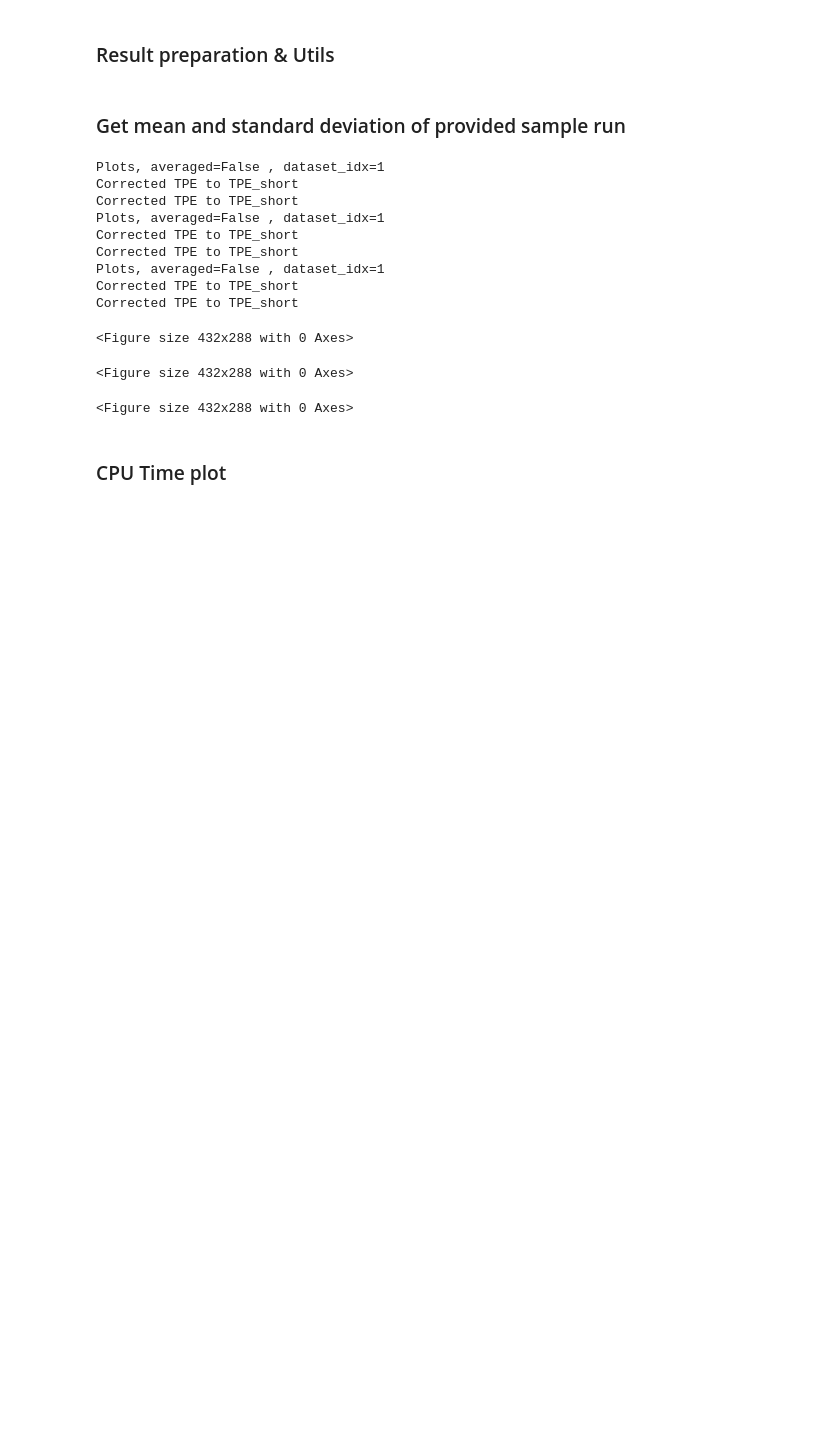
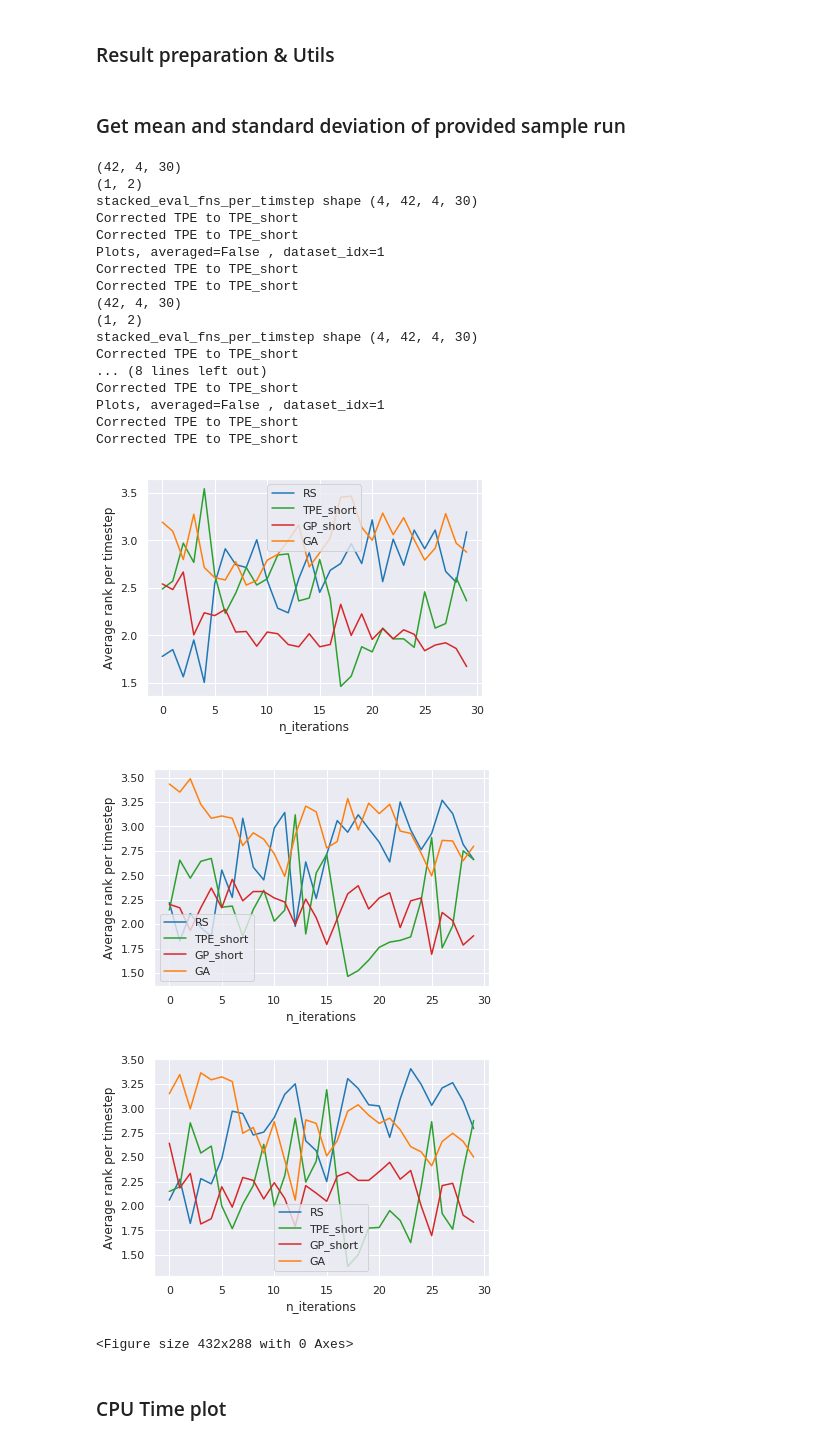
Before and after one commit to aprams/autotune, a Jupyter notebook: experiments/hpo_dataset_eval_analysis.ipynb, the cells around one changed output. Cells and saved outputs as stored; diff of their text form; code cells hidden in the pictures; blank space fills up the shorter version.

```diff
--- a/experiments/hpo_dataset_eval_analysis.ipynb
+++ b/experiments/hpo_dataset_eval_analysis.ipynb
@@ -99,22 +99,34 @@ for c in list(loss_per_time_step.keys()):
 # %%
 t_0 = 10
 for c in loss_per_time_step:
+    print(loss_per_time_step[c]['GA'].shape)
+    plot_avg_rank_per_timestep(loss_per_time_step[c],
+                               save_path=os.path.join(hpo_save_folder, 'avg_rank_per_time_step_' + c + '_t0_0'))
     plot_results(loss_per_time_step[c], dataset_idx=1 , t_0=t_0,
                  save_file_name=os.path.join(hpo_save_folder,
                                          'loss_per_time_step_' + c + '_t0_' + str(t_0)))
 # %% [output]
-Plots, averaged=False , dataset_idx=1
+(42, 4, 30)
+(1, 2)
+stacked_eval_fns_per_timstep shape (4, 42, 4, 30)
 Corrected TPE to TPE_short
 Corrected TPE to TPE_short
 Plots, averaged=False , dataset_idx=1
 Corrected TPE to TPE_short
 Corrected TPE to TPE_short
+(42, 4, 30)
+(1, 2)
+stacked_eval_fns_per_timstep shape (4, 42, 4, 30)
+Corrected TPE to TPE_short
+... (8 lines left out)
+Corrected TPE to TPE_short
 Plots, averaged=False , dataset_idx=1
 Corrected TPE to TPE_short
 Corrected TPE to TPE_short
+[figure, added]
+[figure, added]
+[figure, added]
 <Figure size 432x288 with 0 Axes>
-<Figure size 432x288 with 0 Axes>
-<Figure size 432x288 with 0 Axes>
 # %% [markdown]
 ### CPU Time plot
 # %%
```
Also changed, not shown: parts of 6 cells of this notebook, 12 other files.
